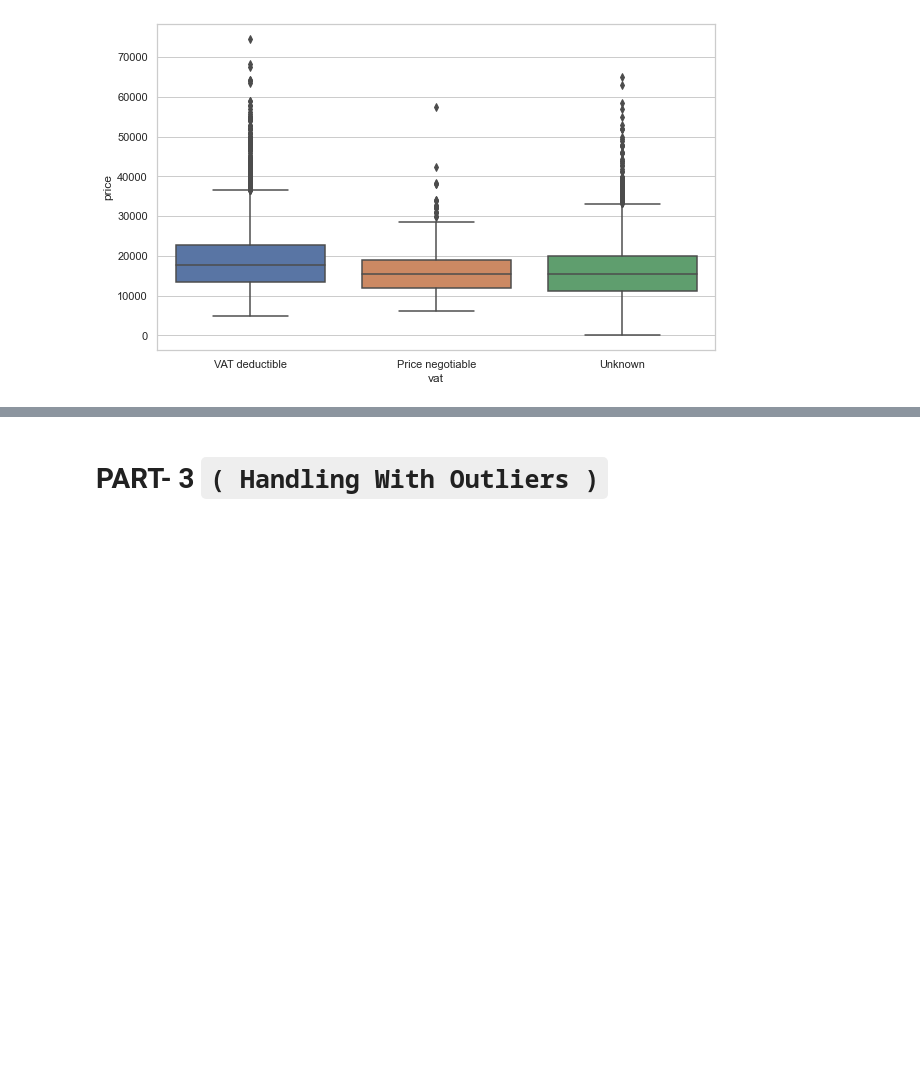
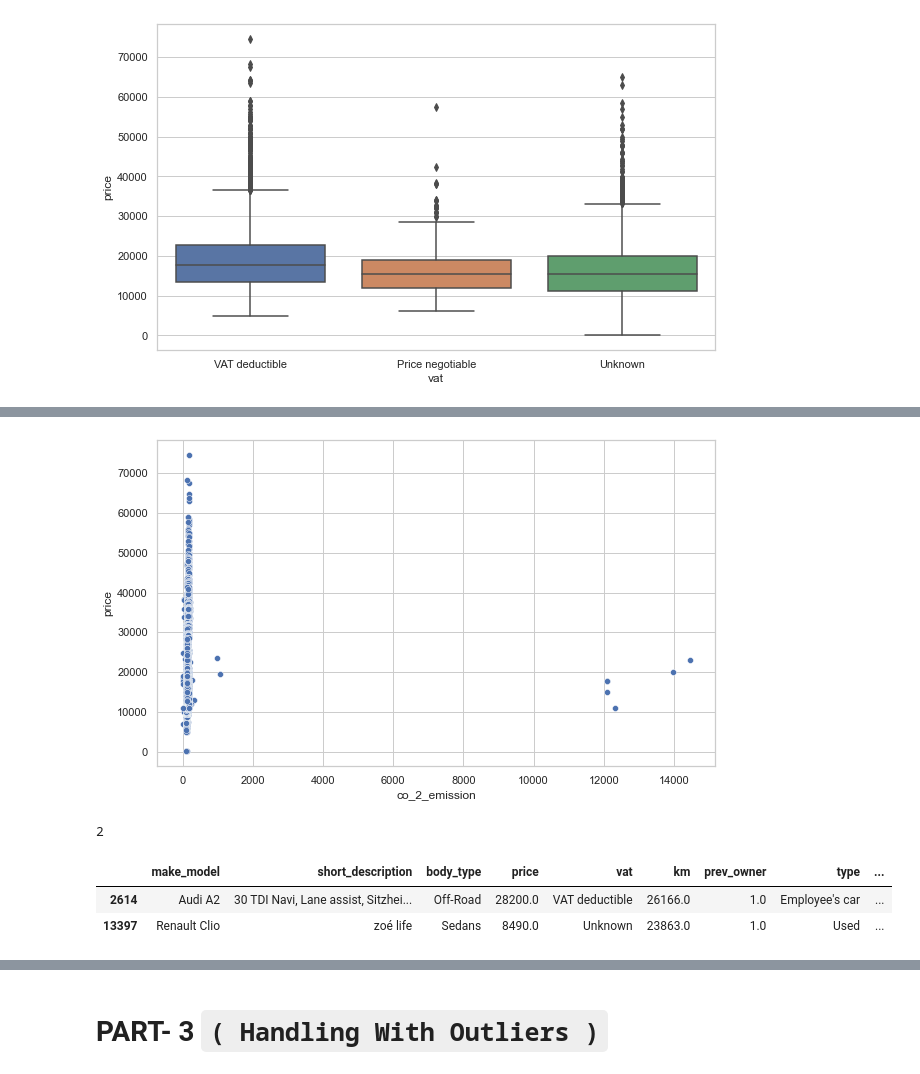
Before and after one commit to ilknurozcelik/DA_Assignments_and_Projects, a Jupyter notebook: 02-Projects/DA_CapstoneProject/DAwPy_Capstone_Project_(AutoScout)_İlknur _HandlingMissingValues.ipynb, the cells around one changed output, grey strips where cells are left out. Cells and saved outputs as stored; diff of their text form; code cells hidden in the pictures; blank space fills up the shorter version.

```diff
--- a/02-Projects/DA_CapstoneProject/DAwPy_Capstone_Project_(AutoScout)_İlknur _HandlingMissingValues.ipynb
+++ b/02-Projects/DA_CapstoneProject/DAwPy_Capstone_Project_(AutoScout)_İlknur _HandlingMissingValues.ipynb
@@ -454,0 +2379,2 @@ sns.boxplot(x="vat", y="price", data=df)
+# %%
+df["fill_with_other_col"] = df.previous_owners.str.extract(",(\d+)\sg").astype(float)
@@ -454,0 +2405,2 @@ sns.boxplot(x="vat", y="price", data=df)
+# %%
+df["fill_with_other_col"] = df.warranty.str.extract(",*(\d+)\sg").astype(float)
@@ -454,0 +2431,2 @@ sns.boxplot(x="vat", y="price", data=df)
+# %%
+df["fill_with_other_col"] = df.full_service.str.extract(",*(\d+)\sg").astype(float)
@@ -454,0 +2462,2 @@ sns.boxplot(x="vat", y="price", data=df)
+# %%
+df["fill_with_other_col"] = df.non_smoking_vehicle.str.extract(",*(\d+)\sg").astype(float)
@@ -454,0 +2493,4 @@ sns.boxplot(x="vat", y="price", data=df)
+# %%
+sns.scatterplot(x=df.co_2_emission, y=df.price);
+# %% [output]
+[figure, added]
@@ -454,0 +2499,10 @@ sns.boxplot(x="vat", y="price", data=df)
+# %%
+df["co_2_emission"].isnull().sum()
+# %% [output]
+2
+# %%
+df[df.co_2_emission.isnull()]
+# %% [output]
+|  | make_model | short_description | body_type | price | vat | km | prev_owner | type | ... |
+| 2614 | Audi A2 | 30 TDI Navi, Lane assist, Sitzhei... | Off-Road | 28200.0 | VAT deductible | 26166.0 | 1.0 | Employee's car | ... |
+| 13397 | Renault Clio | zoé life | Sedans | 8490.0 | Unknown | 23863.0 | 1.0 | Used | ... |
```
Also changed, not shown: parts of 348 cells of this notebook, 5 other files.
